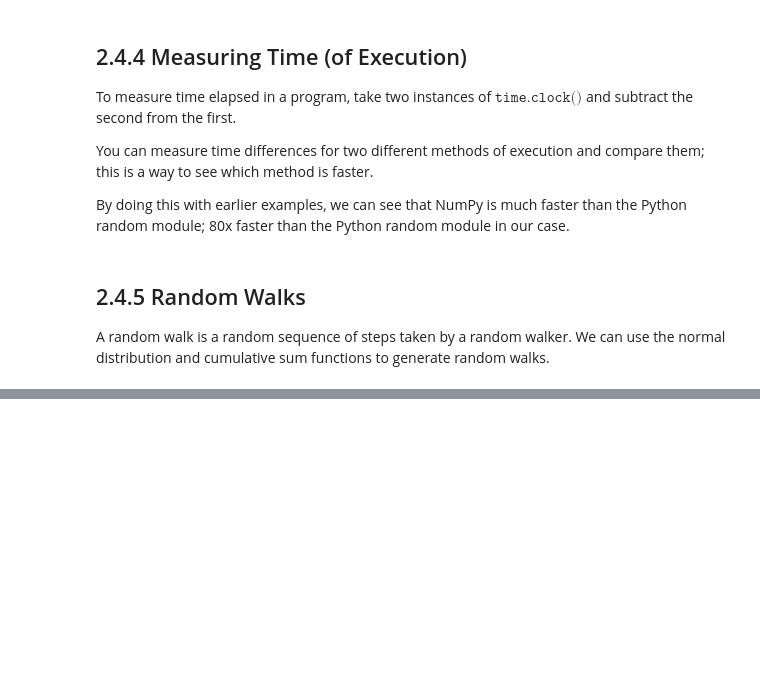
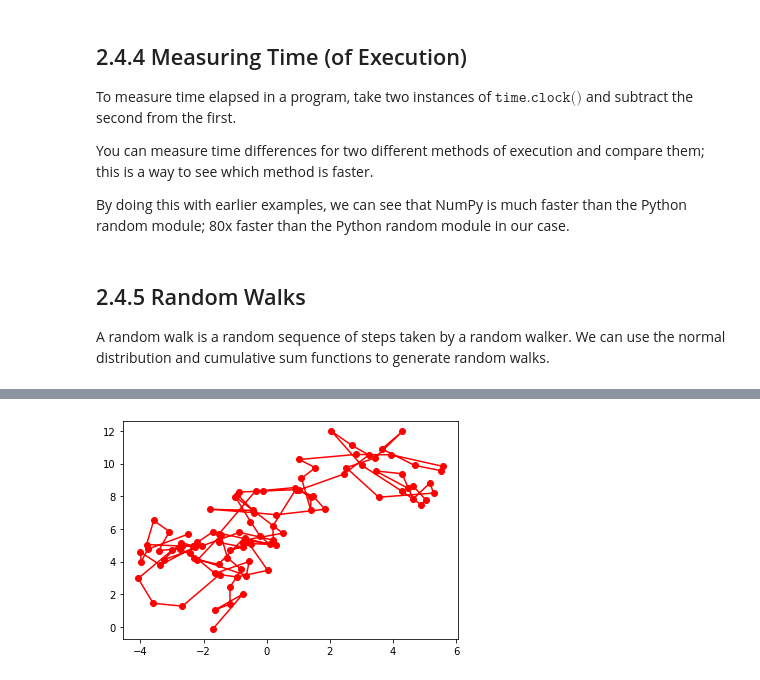
Before and after one commit to akhilkarra/python-lab, a Jupyter notebook: notebooks/PH526x/week2/week2_notes.ipynb, the cells around one changed output, grey strips where cells are left out. Drawn from its saved outputs; the diff is of its cells as text; code cells hidden in the pictures; blank space fills up the shorter version.

```diff
--- a/notebooks/PH526x/week2/week2_notes.ipynb
+++ b/notebooks/PH526x/week2/week2_notes.ipynb
@@ -246,0 +375,9 @@ plot(X[0], X[1], "ro-");  # Plot the walker
+# %%
+from matplotlib.pyplot import plot
+
+steps = 100  # Number of steps the walker takes
+delta_X = np.random.normal(0, 1, (2,steps))  # Stores the (x,y) random displacements of the walker
+X = np.cumsum(delta_X, axis=1)  # Stores the cumulative sum of the displacements to find the positions of the walker
+plot(X[0], X[1], "ro-");  # Plot the walker
+# %% [output]
+[figure, added]
```
Also changed, not shown: parts of 23 cells of this notebook, 1 other file.
